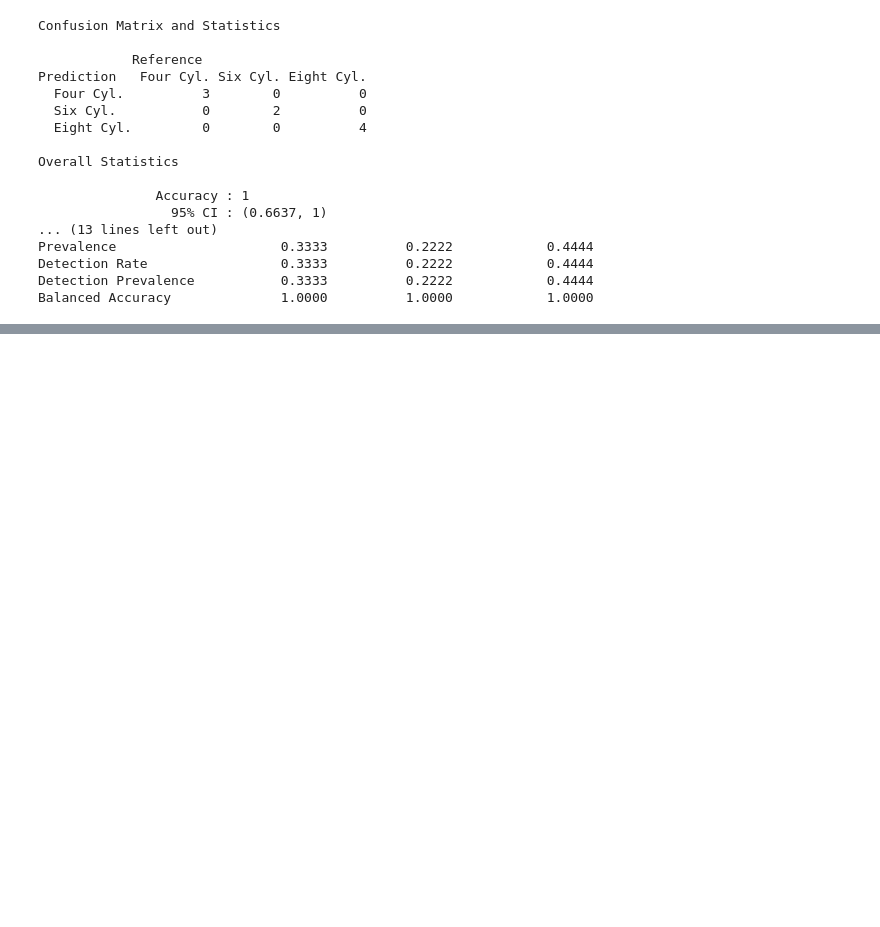
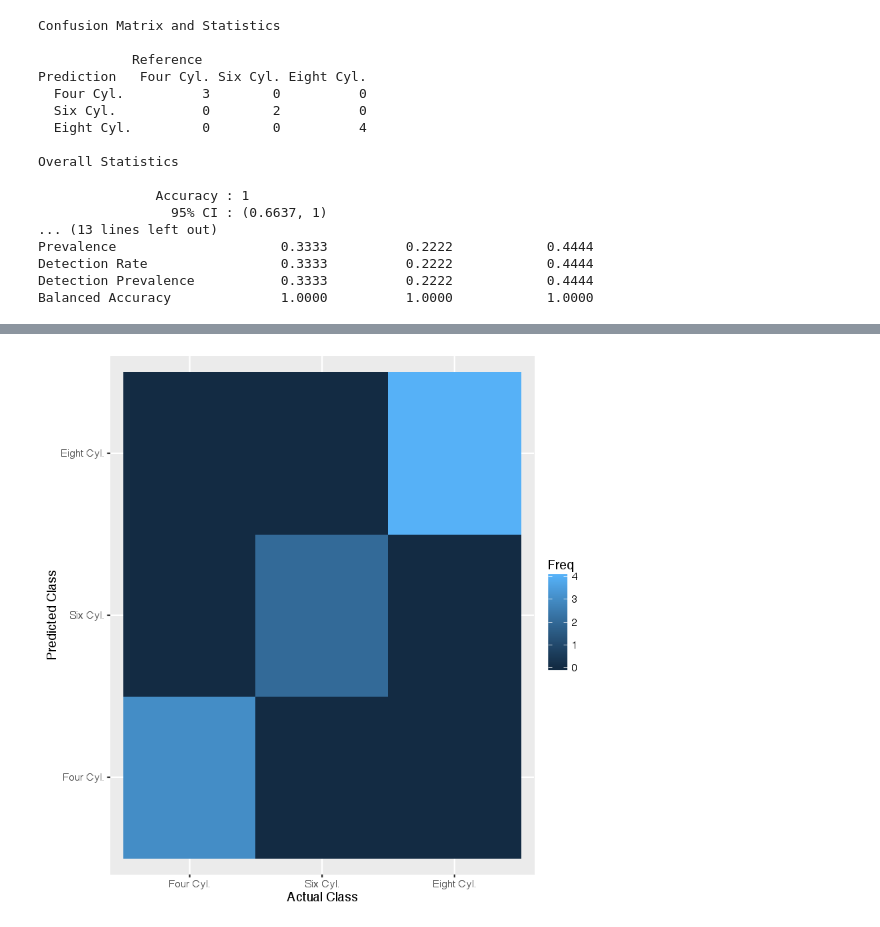
Before and after one commit to thoolihan/R-ML-Overview, a Jupyter notebook: Cars Classication.ipynb, the cells around one changed output, grey strips where cells are left out. Saved outputs shown, nothing was run; the diff lists cells and outputs as text; code cells hidden in the pictures; blank space fills up the shorter version.

Commit message:
Added ggplot of confusion matrix

```diff
--- a/Cars Classication.ipynb
+++ b/Cars Classication.ipynb
@@ -166,7 +166,8 @@ test[, c('cyl', 'predicted')]
 # %% [markdown]
 ### Confusion Matrix
 # %%
-confusionMatrix(test$predicted, test$cyl)
+cm <- confusionMatrix(test$predicted, test$cyl)
+cm
 # %% [output]
 Confusion Matrix and Statistics
 
@@ -187,0 +202,7 @@ Balanced Accuracy              1.0000          1.0000            1.0000
+# %%
+ggplot(as.data.frame(cm$table)) +
+  geom_tile(aes(x=Prediction, y=Reference, fill=Freq)) +
+  scale_x_discrete(name="Actual Class") +
+  scale_y_discrete(name="Predicted Class")
+# %% [output]
+[figure, added]
```
Also changed, not shown: parts of 1 cell of this notebook.
